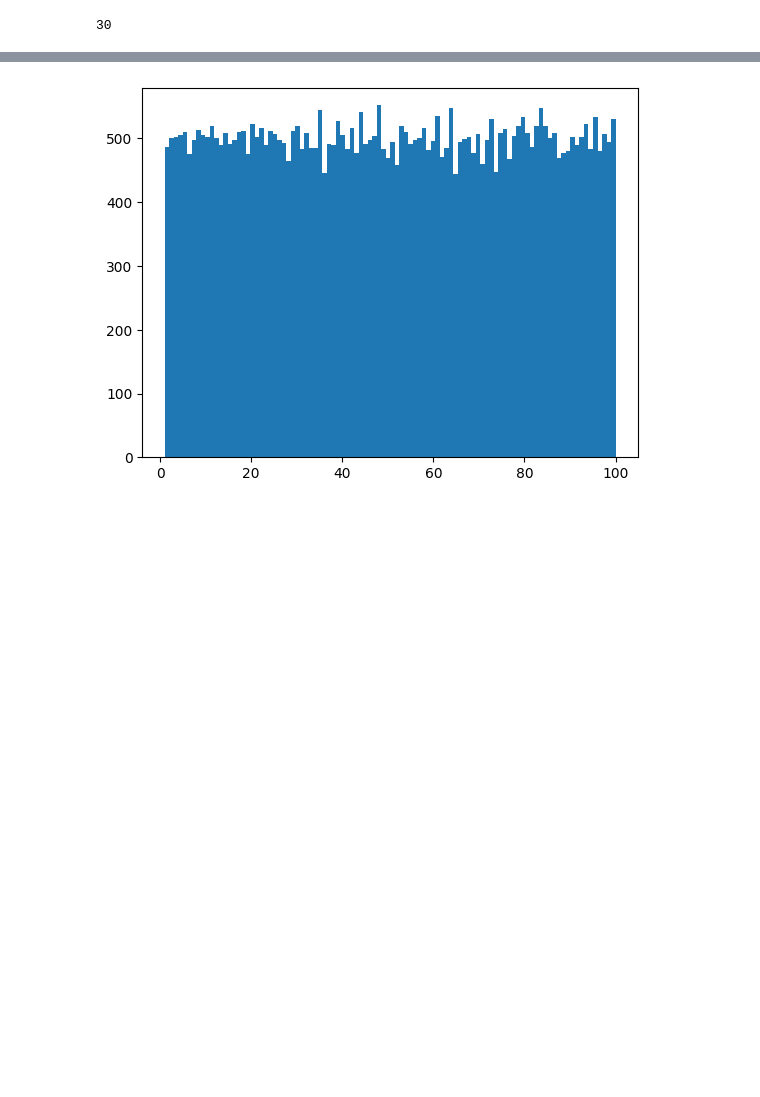
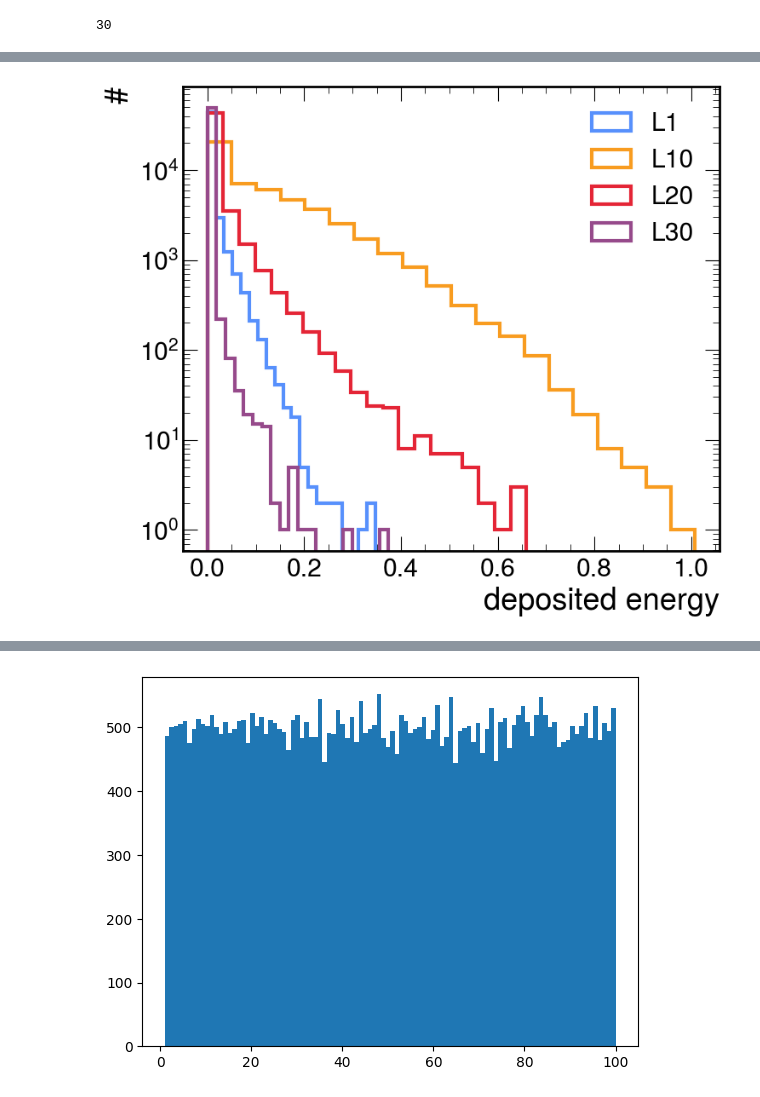
Before and after one commit to kingusiu/opDeDe, a Jupyter notebook: notebooks/read_multilayer_calos_photonID.ipynb, the cells around one changed output, grey strips where cells are left out. Cells and saved outputs as stored; diff of their text form; code cells hidden in the pictures; blank space fills up the shorter version.

```diff
--- a/notebooks/read_multilayer_calos_photonID.ipynb
+++ b/notebooks/read_multilayer_calos_photonID.ipynb
@@ -36,2 +22,2 @@ df_photons.drop(['sensor_x', 'sensor_y', 'sensor_z','sensor_dx', 'sensor_dy', 's
 # %%
-df_hadrons.drop(['sensor_x', 'sensor_y', 'sensor_z','sensor_dx', 'sensor_dy', 'sensor_dz','sensor_copy_number'],axis=1)
+df_hadrons = df_hadrons.drop(['sensor_x', 'sensor_y', 'sensor_z','sensor_dx', 'sensor_dy', 'sensor_dz','sensor_copy_number'],axis=1)
@@ -63,3 +58,23 @@ df_hadrons['pid'] = 1
+# %%
+l0 = sens_e[:,0]/1000
+l10 = sens_e[:,10]/1000
+l20 = sens_e[:,20]/1000
+l30 = sens_e[:,-1]/1000
+# %%
+density=False
+plt.figure(figsize=(8,7))
+_ = plt.hist(l0,bins=20,histtype='step',label='L1',lw=3,density=density)
+_ = plt.hist(l10,bins=20,histtype='step',label='L10',lw=3,density=density)
+_ = plt.hist(l20,bins=20,histtype='step',label='L20',lw=3,density=density)
+_ = plt.hist(l30,bins=20,histtype='step',label='L30',lw=3,density=density)
+plt.ylabel('#')
+plt.yscale('log')
+plt.xlabel('deposited energy')
+plt.legend()
+plt.tight_layout()
+plt.show()
+# %% [output]
+[figure, added]
 # %%
 df_all = pd.concat([df_photons, df_hadrons], ignore_index=True)
 # %%
```
Also changed, not shown: parts of 9 cells of this notebook, 27 other files.
